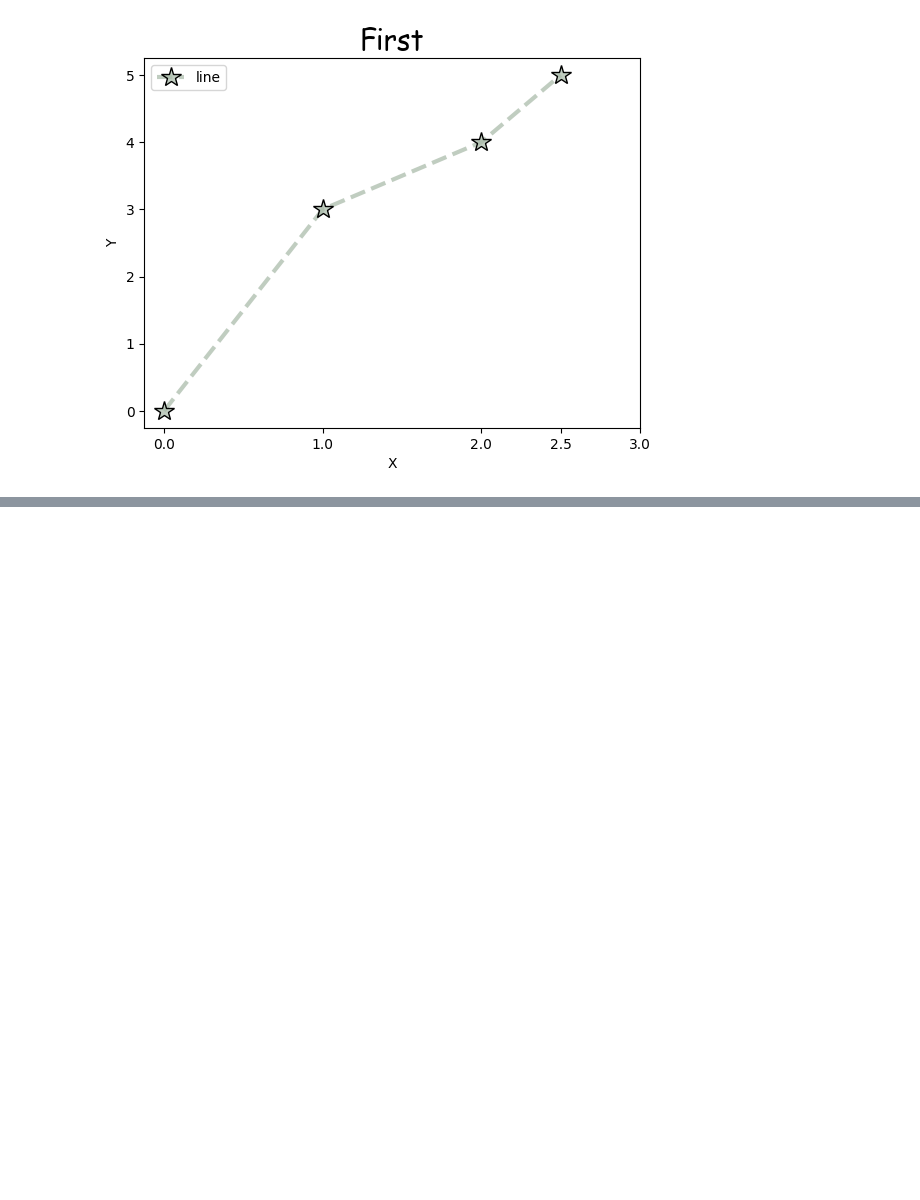
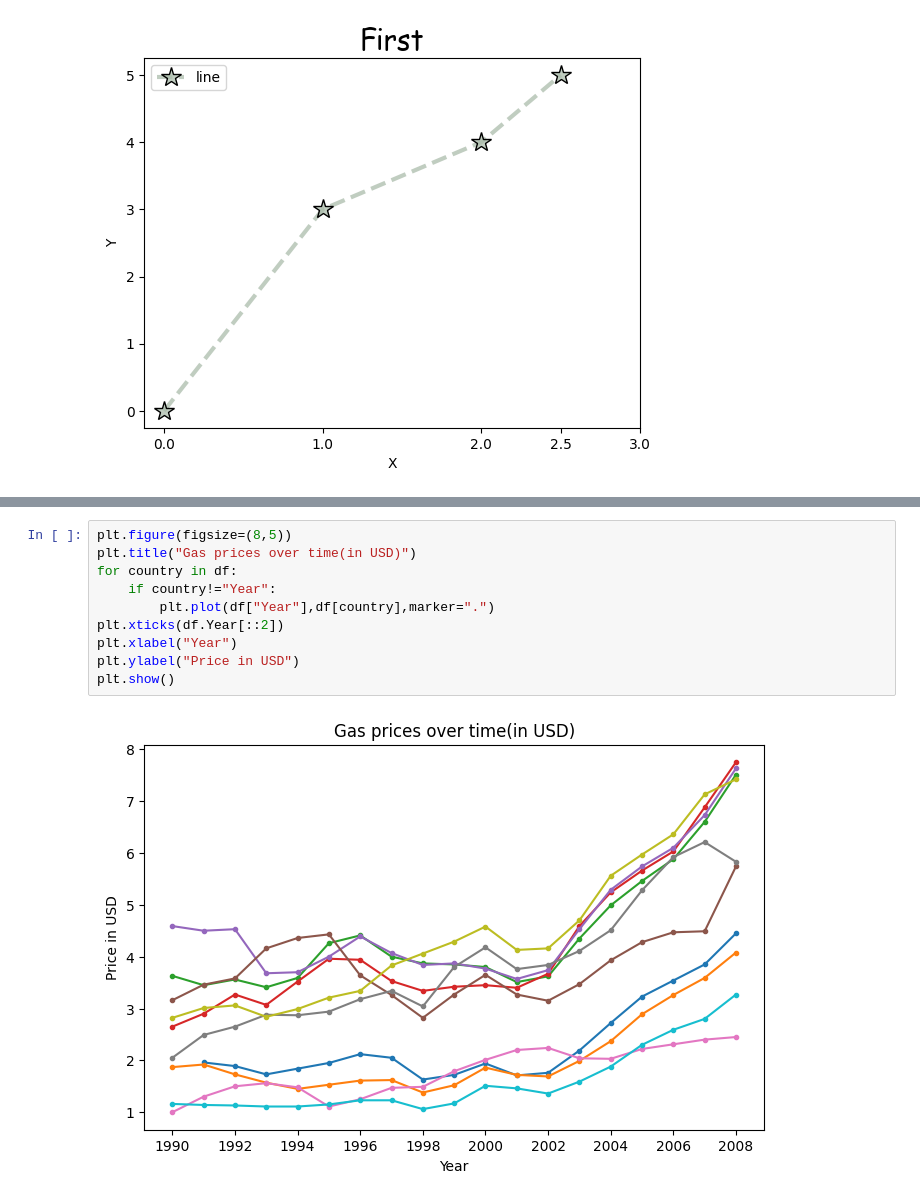
Before and after one commit to thejas-06/python-learning, a Jupyter notebook: Matplotlib/2_scratch.ipynb, the cells around one changed output, grey strips where cells are left out. Drawn from its saved outputs; the diff is of its cells as text; blank space fills up the shorter version.

```diff
--- a/Matplotlib/2_scratch.ipynb
+++ b/Matplotlib/2_scratch.ipynb
@@ -58,0 +101,12 @@ plt.show()
+# %%
+plt.figure(figsize=(8,5))
+plt.title("Gas prices over time(in USD)")
+for country in df:
+    if country!="Year":
+        plt.plot(df["Year"],df[country],marker=".")
+plt.xticks(df.Year[::2])
+plt.xlabel("Year")
+plt.ylabel("Price in USD")
+plt.show()
+# %% [output]
+[figure, added]
```
Also changed, not shown: parts of 22 cells of this notebook, 3 other files.
